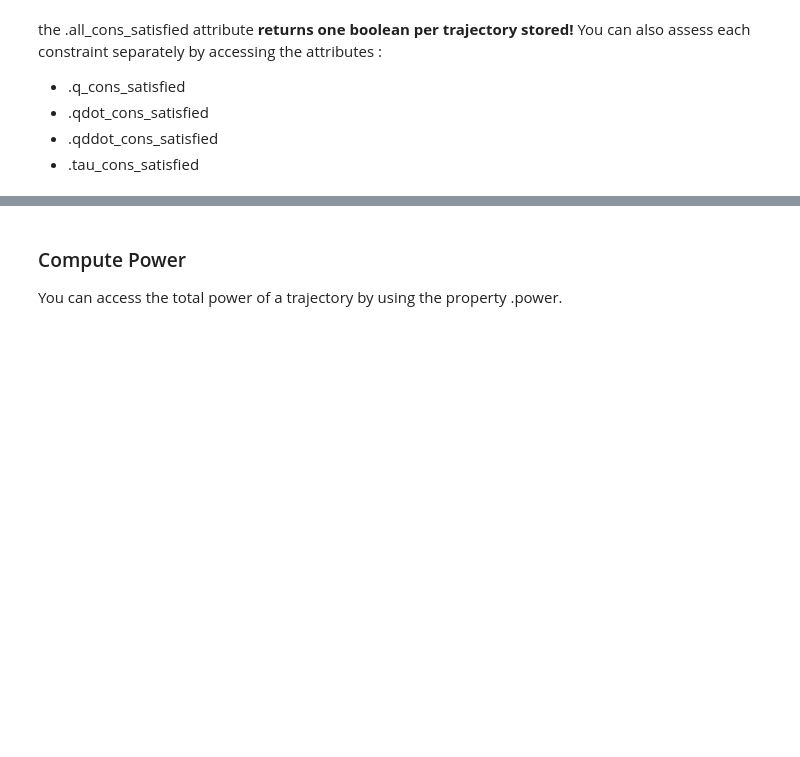
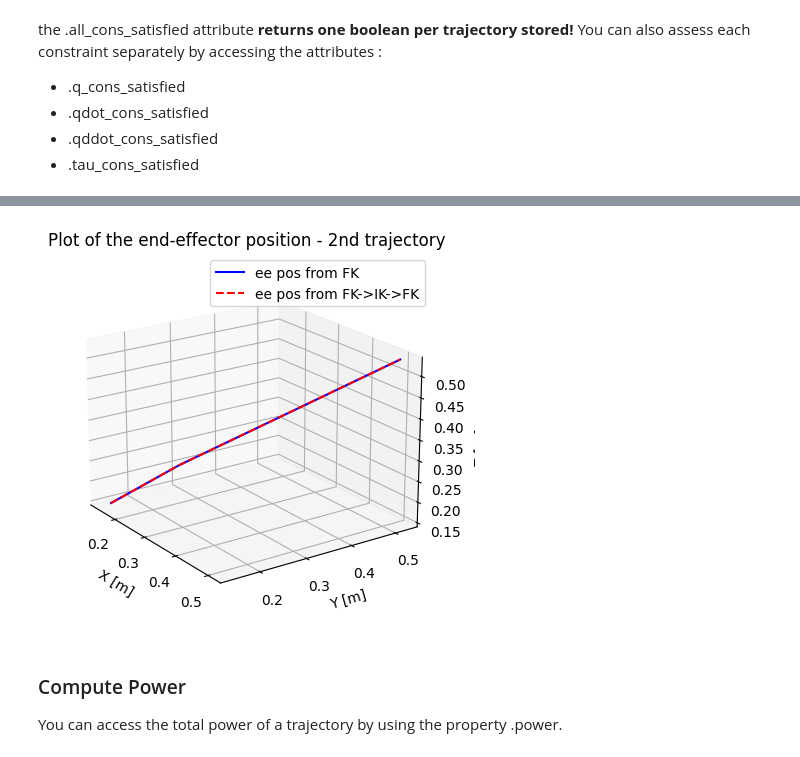
Before and after one commit to epfl-lasa/mpc_motion_planner, a Jupyter notebook: pyMPC/howToUse.ipynb, the cells around one changed output, grey strips where cells are left out. Cells and saved outputs as stored; diff of their text form; code cells hidden in the pictures; blank space fills up the shorter version.

Commit message:
Add forward and inverse kinematics

```diff
--- a/pyMPC/howToUse.ipynb
+++ b/pyMPC/howToUse.ipynb
@@ -71,3 +74,21 @@ the .all_cons_satisfied attribute **returns one boolean per trajectory stored!**
+# %%
+pos, rot = planner.forward_kinematics(traj.q) # Compute end-effector position from joint angles
+q_from_ik = planner.inverse_kinematics(pos, rot) # Compute joint angles from end-effector position
+pos_from_ik, rot_from_ik = planner.forward_kinematics(q_from_ik) # Compute back end-effector position from joint angles (sanity check)
+# %%
+ax = plt.figure().add_subplot(projection='3d')
+
+ax.plot(pos[1, 0], pos[1, 1], 'b', zs=pos[1, 2], label="ee pos from FK")
+ax.plot(pos_from_ik[1, 0], pos_from_ik[1, 1], '--r', zs=pos_from_ik[1, 2], label="ee pos from FK->IK->FK")
+ax.view_init(elev=20, azim=-35, roll=0)
+ax.set_xlabel('X [m]')
+ax.set_ylabel('Y [m]')
+ax.set_zlabel('Z [m]')
+ax.set_title("Plot of the end-effector position - 2nd trajectory")
+ax.legend()
+plt.show()
+# %% [output]
+[figure, added]
 # %% [markdown]
 ### Compute Power
 You can access the total power of a trajectory by using the property .power.
```
Also changed, not shown: parts of 3 cells of this notebook, 5 other files.
